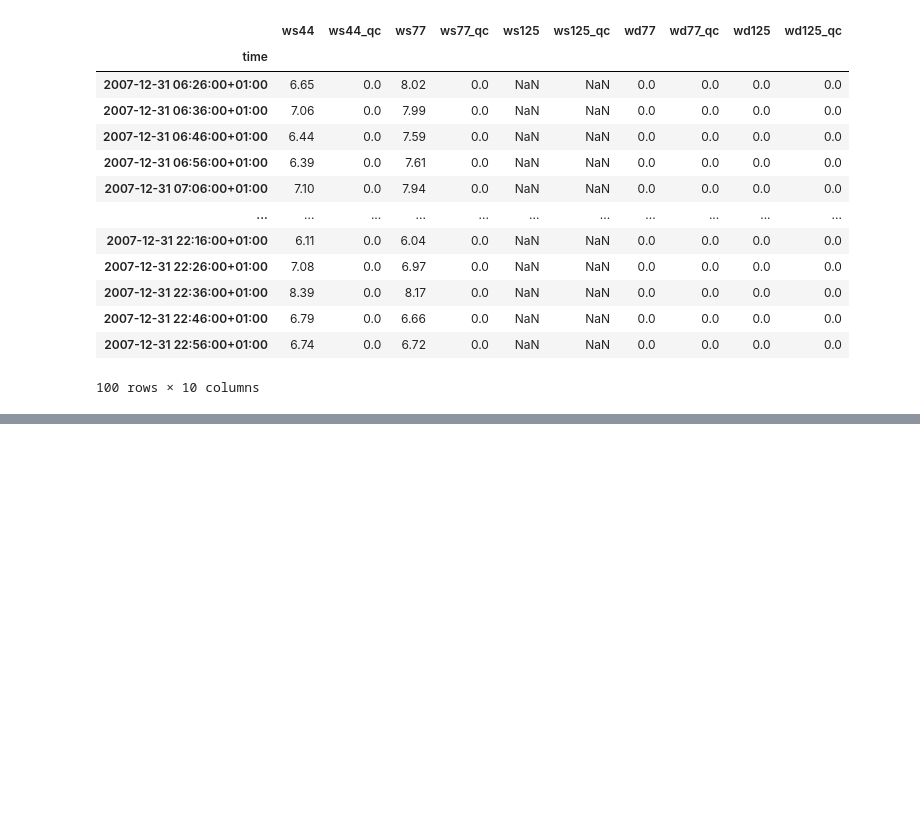
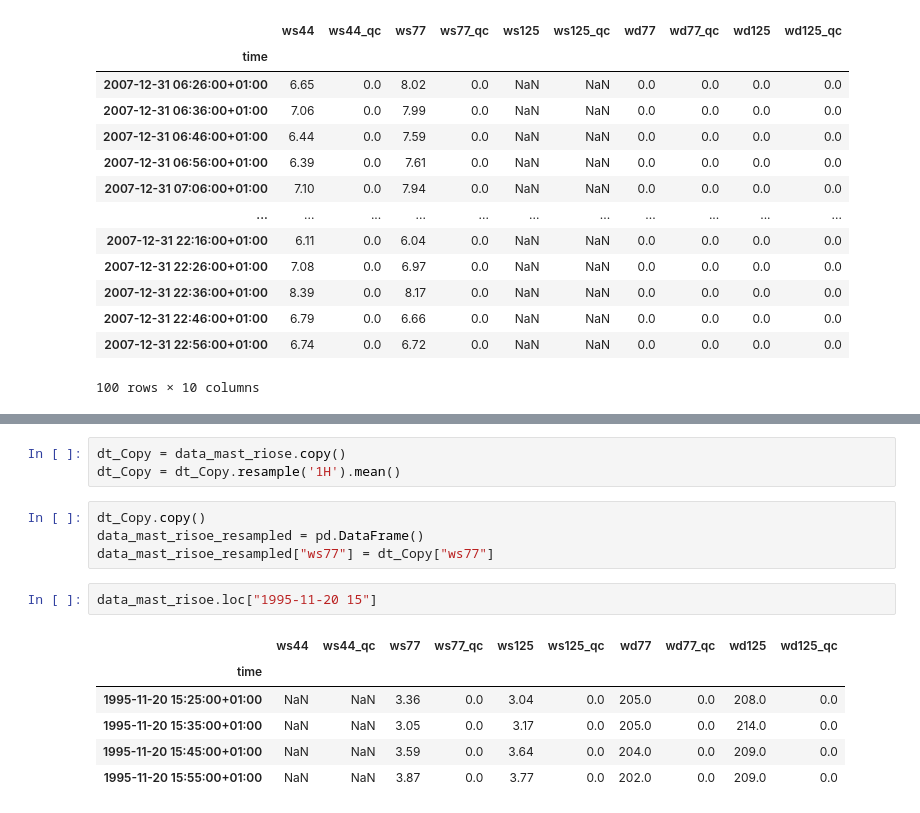
Before and after one commit to michaelbui99/mal-assignment-3, a Jupyter notebook: Assignment-3.ipynb, the cells around one changed output, grey strips where cells are left out. Drawn from its saved outputs; the diff is of its cells as text; blank space fills up the shorter version.

Commit message:
resampled wind speed for risoe

```diff
--- a/Assignment-3.ipynb
+++ b/Assignment-3.ipynb
@@ -484,0 +501,16 @@ data_mast_risoe.tail(n=100)
+# %%
+dt_Copy = data_mast_riose.copy()
+dt_Copy = dt_Copy.resample('1H').mean()
+# %%
+dt_Copy.copy()
+data_mast_risoe_resampled = pd.DataFrame()
+data_mast_risoe_resampled["ws77"] = dt_Copy["ws77"]
+# %%
+data_mast_risoe.loc["1995-11-20 15"]
+# %% [output]
+|  | ws44 | ws44_qc | ws77 | ws77_qc | ws125 | ws125_qc | wd77 | wd77_qc | wd125 | wd125_qc |
+| time |  |  |  |  |  |  |  |  |  |  |
+| 1995-11-20 15:25:00+01:00 | NaN | NaN | 3.36 | 0.0 | 3.04 | 0.0 | 205.0 | 0.0 | 208.0 | 0.0 |
+| 1995-11-20 15:35:00+01:00 | NaN | NaN | 3.05 | 0.0 | 3.17 | 0.0 | 205.0 | 0.0 | 214.0 | 0.0 |
+| 1995-11-20 15:45:00+01:00 | NaN | NaN | 3.59 | 0.0 | 3.64 | 0.0 | 204.0 | 0.0 | 209.0 | 0.0 |
+| 1995-11-20 15:55:00+01:00 | NaN | NaN | 3.87 | 0.0 | 3.77 | 0.0 | 202.0 | 0.0 | 209.0 | 0.0 |
```
Also changed, not shown: parts of 3 cells of this notebook.
